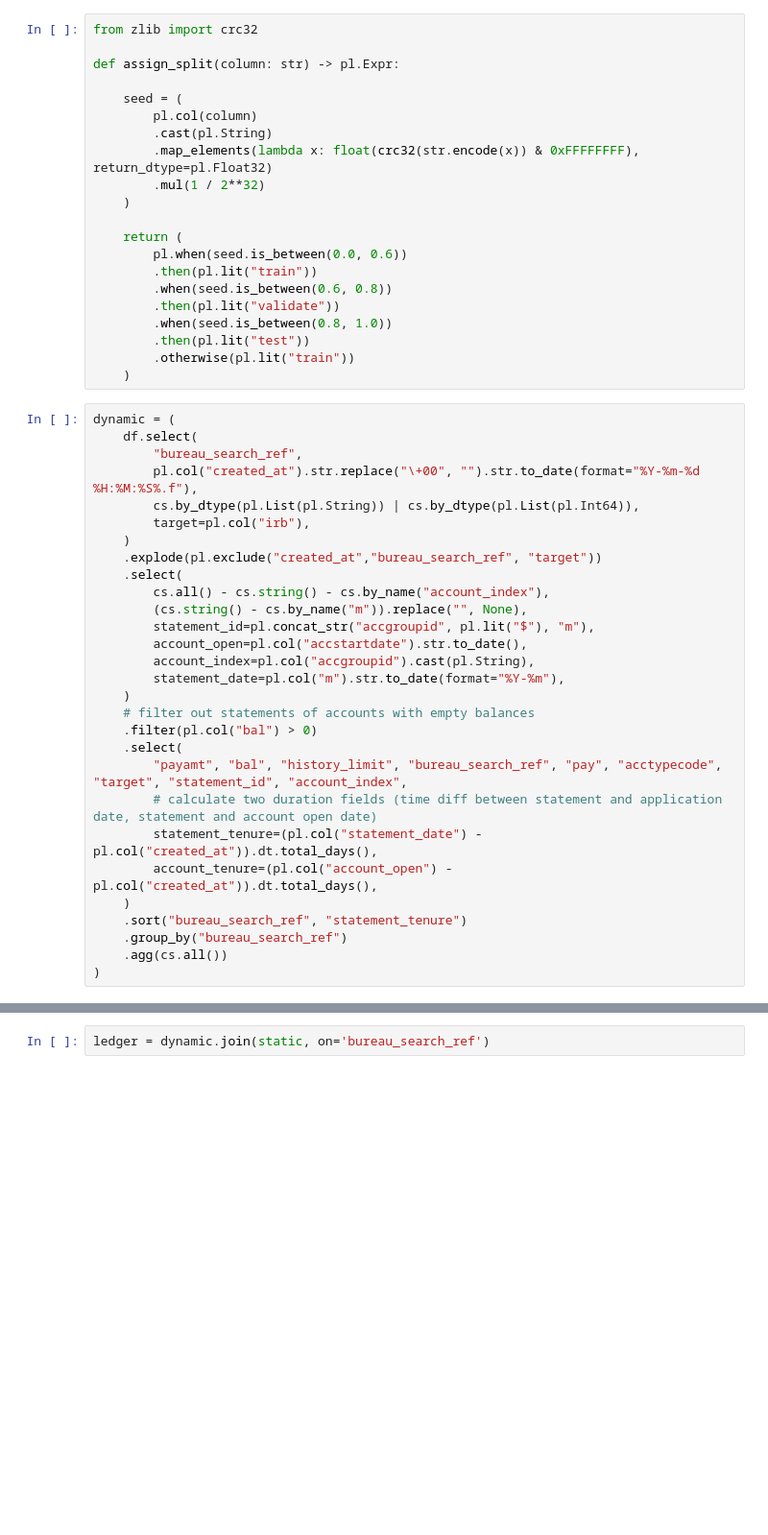
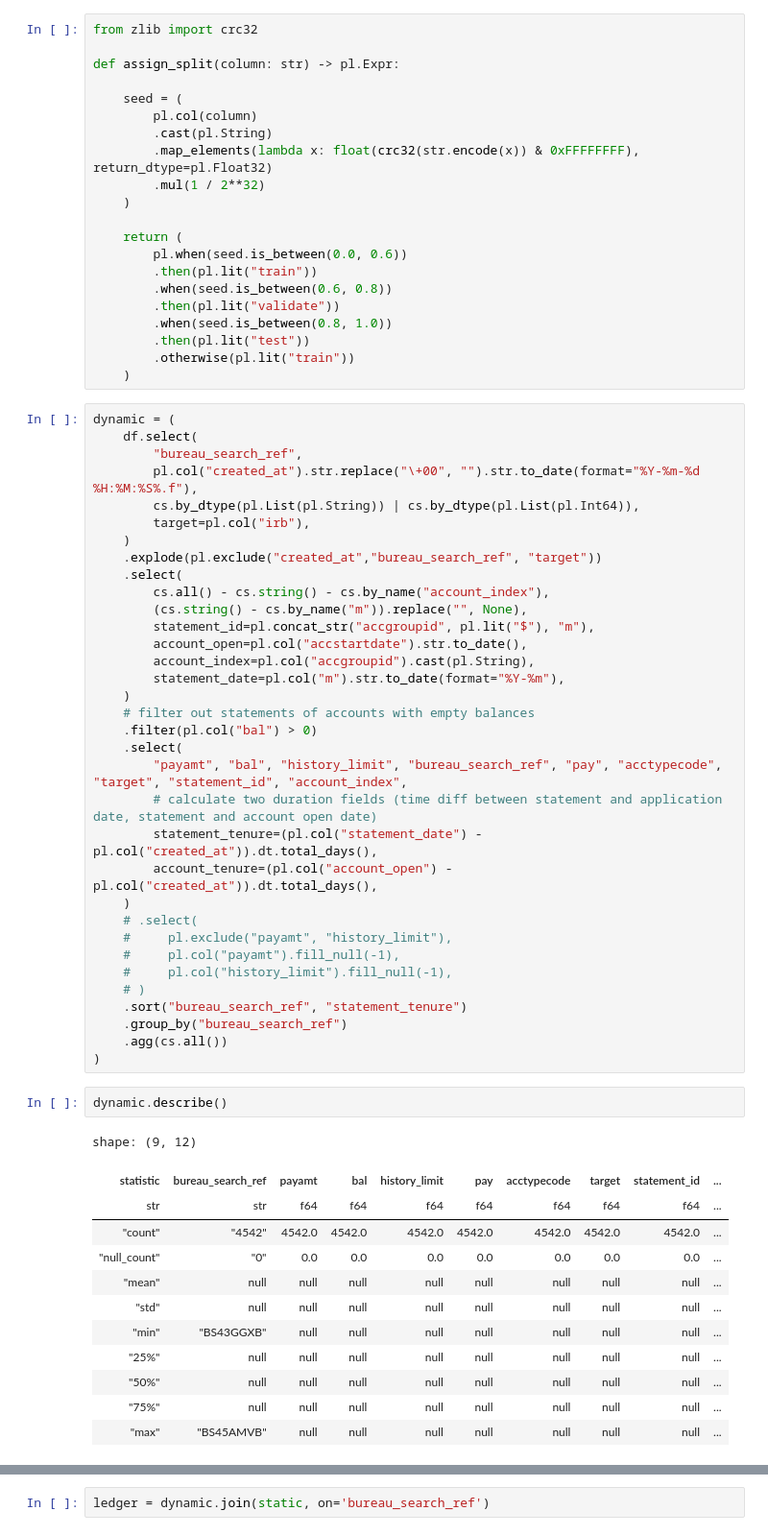
Before and after one commit to granthamtaylor/windmark, a Jupyter notebook: notebooks/plata.ipynb, the cells around one changed output, grey strips where cells are left out. Shown: that part at 96% size. Saved outputs shown, nothing was run; the diff lists cells and outputs as text; blank space fills up the shorter version.

```diff
--- a/notebooks/plata.ipynb
+++ b/notebooks/plata.ipynb
@@ -49,10 +49,30 @@ dynamic = (
         statement_tenure=(pl.col("statement_date") - pl.col("created_at")).dt.total_days(),
         account_tenure=(pl.col("account_open") - pl.col("created_at")).dt.total_days(),
     )
+    # .select(
+    #     pl.exclude("payamt", "history_limit"),
+    #     pl.col("payamt").fill_null(-1),
+    #     pl.col("history_limit").fill_null(-1),
+    # )
     .sort("bureau_search_ref", "statement_tenure")
     .group_by("bureau_search_ref")
     .agg(cs.all())
 )
+# %%
+dynamic.describe()
+# %% [output]
+shape: (9, 12)
+| statistic | bureau_search_ref | payamt | bal | history_limit | pay | acctypecode | target | statement_id | ... |
+| str | str | f64 | f64 | f64 | f64 | f64 | f64 | f64 | ... |
+| "count" | "4542" | 4542.0 | 4542.0 | 4542.0 | 4542.0 | 4542.0 | 4542.0 | 4542.0 | ... |
+| "null_count" | "0" | 0.0 | 0.0 | 0.0 | 0.0 | 0.0 | 0.0 | 0.0 | ... |
+| "mean" | null | null | null | null | null | null | null | null | ... |
+| "std" | null | null | null | null | null | null | null | null | ... |
+| "min" | "BS43GGXB" | null | null | null | null | null | null | null | ... |
+| "25%" | null | null | null | null | null | null | null | null | ... |
+| "50%" | null | null | null | null | null | null | null | null | ... |
+| "75%" | null | null | null | null | null | null | null | null | ... |
+| "max" | "BS45AMVB" | null | null | null | null | null | null | null | ... |
 # %%
 static = (
     df.select(
```
Also changed, not shown: parts of 5 cells of this notebook, 15 other files.
